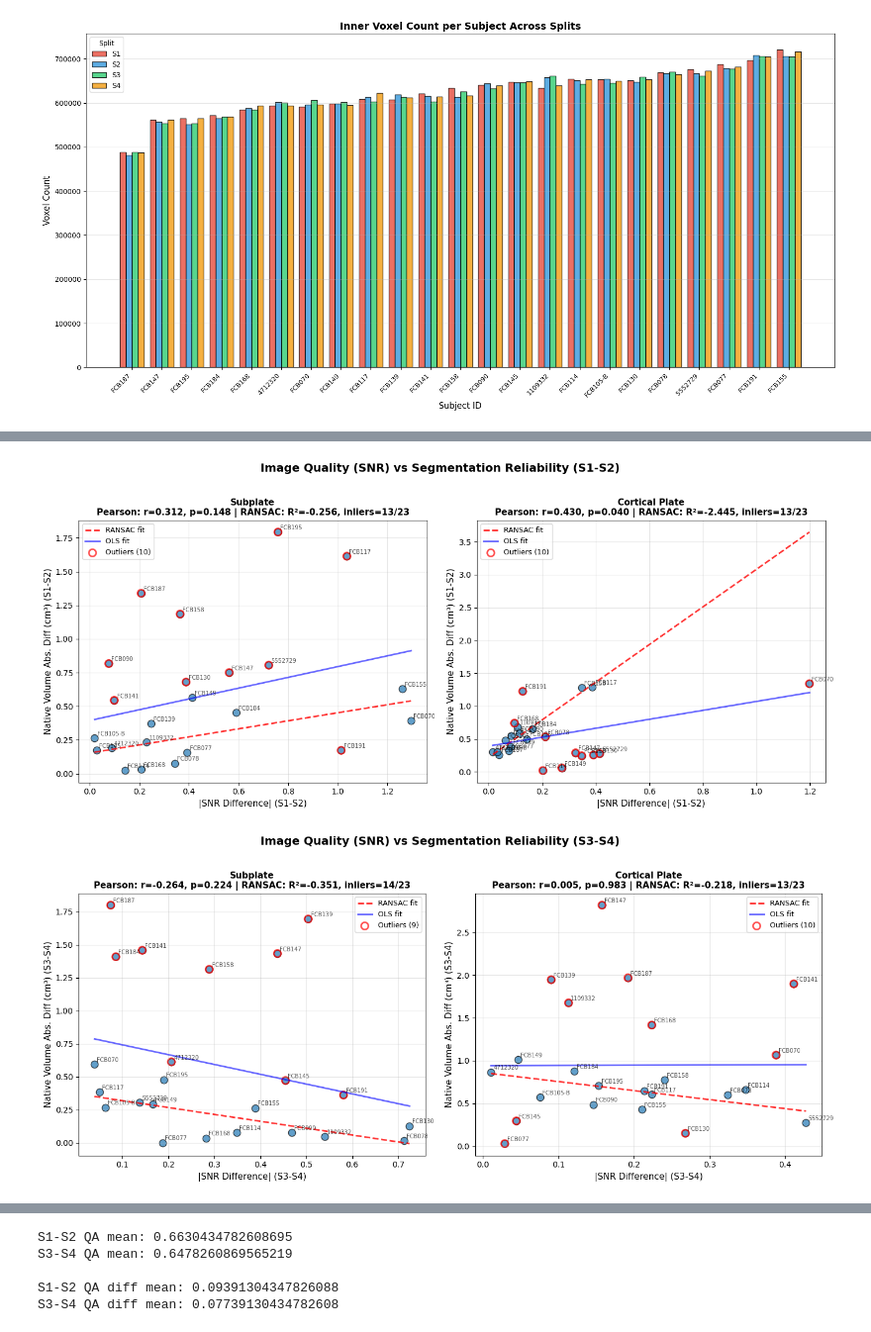
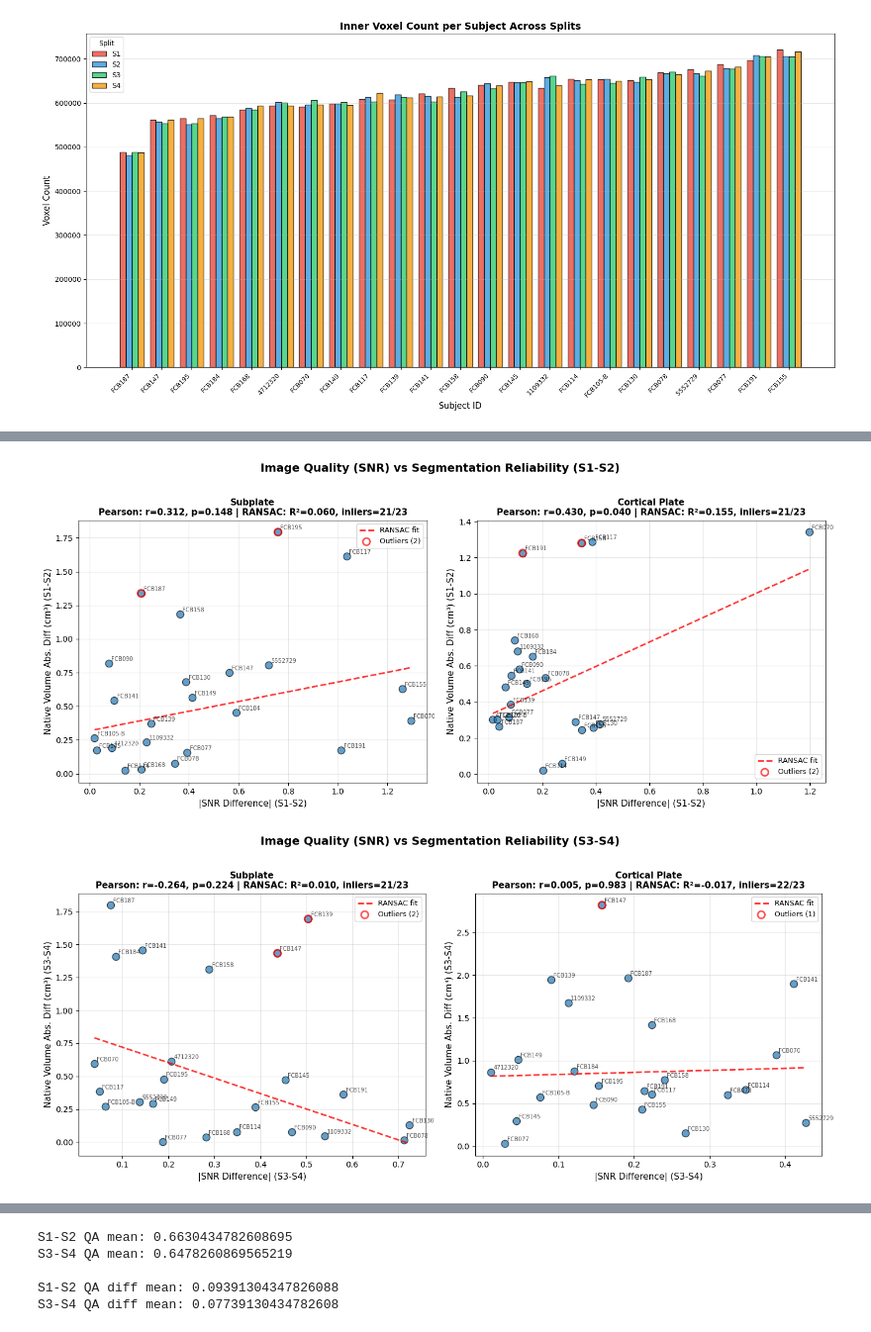
Before and after one commit to Y0z64/Reliability-analisys-FNNDSC, a Jupyter notebook: analisys/summary_analysis.ipynb, the cells around one changed output, grey strips where cells are left out. Shown at 99% size. Cells and saved outputs as stored; diff of their text form; code cells hidden in the pictures.

```diff
--- a/analisys/summary_analysis.ipynb
+++ b/analisys/summary_analysis.ipynb
@@ -20,9 +20,11 @@ quality_df = pd.read_csv("../data/image_quality_metrics.csv")
 infodump_df = pd.read_csv("../data/raw_subject_data.csv")
 
 subjects_df = pd.read_csv("../data/subject.csv")
+
+split_pair_diffs = pd.read_csv("../data/split_comparision_data.csv")
 # %%
 # Cell 1a Data access functions (LEAVE COLLAPSED)
-def get_split_data(quality_df, subject_id, split):
+def get_split_data(quality_df, subject_id, session_id, split):
     """
     Get data for a specific subject and split.
 
@@ -39,8 +41,10 @@ def get_split_data(quality_df, subject_id, split):
     --------
     pd.Series or None if not found
     """
-    mask = (quality_df["subject_id"].astype(str) == str(subject_id)) & (
-        quality_df["split"] == split
+    mask = (
+        (quality_df["subject_id"].astype(str) == str(subject_id))
+        & (quality_df["split"] == split)
+        & (quality_df["session_id"] == session_id)
     )
     result = quality_df[mask]
     return result.iloc[0] if len(result) > 0 else None
@@ -132,8 +136,8 @@ def get_subject_across_splits(quality_df, subject_id, columns=None):
 
 
 def get_unique_subjects(quality_df):
-    """Get list of unique subject IDs."""
-    return quality_df["subject_id"].unique()
+    """Get list of unique subjects (subject_id, session_id) as tuples."""
+    return list(quality_df[["subject_id", "session_id"]].drop_duplicates().itertuples(index=False, name=None))
 
 
 def get_available_splits(quality_df):
@@ -1075,6 +1005,6 @@ plt.show()
 # %%
 # SNR VS NATIVE VOLUME COMPARISON (ABSOLUTE DIFFERENCE)
-from sklearn.linear_model import RANSACRegressor
+from sklearn.linear_model import RANSACRegressor, LinearRegression
 
 
 def plot_snr_volume_correlation(quality_df, split_pair=("S1", "S2")):
@@ -1145,7 +1075,12 @@ def plot_snr_volume_correlation(quality_df, split_pair=("S1", "S2")):
 
         # RANSAC robust linear regression
         X_reshaped = x.reshape(-1, 1)
-        ransac = RANSACRegressor(random_state=42)
+
+        ransac = RANSACRegressor(
+            residual_threshold= np.std(y) * 1.5,
+            min_samples=0.5,  # Use at least 50% of data for fitting
+            random_state=42,
+        )
         ransac.fit(X_reshaped, y)
 
         # Get RANSAC statistics
@@ -1158,17 +1093,17 @@ def plot_snr_volume_correlation(quality_df, split_pair=("S1", "S2")):
         y_line = ransac.predict(x_line)
         ax.plot(x_line, y_line, "r--", alpha=0.8, linewidth=2, label="RANSAC fit")
 
-        # SIMPLE LINEAR REGRESSION <=========================================
-        z = np.polyfit(x, y, 1)
-        p_line = np.poly1d(z)
-        ax.plot(
-            x_line.flatten(),
-            p_line(x_line.flatten()),
-            "b-",
-            alpha=0.6,
-            linewidth=2,
-            label="OLS fit",
-        )
+        # # SIMPLE LINEAR REGRESSION <=========================================
+        # z = np.polyfit(x, y, 1)
+        # p_line = np.poly1d(z)
+        # ax.plot(
+        #     x_line.flatten(),
+        #     p_line(x_line.flatten()),
+        #     "b-",
+        #     alpha=0.6,
+        #     linewidth=2,
+        #     label="OLS fit",
+        # )
 
         # Mark outliers differently
         outlier_mask = ~inlier_mask
@@ -1185,35 +1120,35 @@ def plot_snr_volume_correlation(quality_df, split_pair=("S1", "S2")):
             )
 
         ax.set_xlabel(f"|SNR Difference| ({pair_name})", fontsize=11)
         ax.set_ylabel(f"Native Volume Abs. Diff (cm³) ({pair_name})", fontsize=11)
         ax.set_title(
             f"{tissue_name}\nPearson: r={r:.3f}, p={p:.3f} | RANSAC: R²={r2_score:.3f}, inliers={n_inliers}/{len(x)}",
             fontsize=11,
             fontweight="bold",
         )
         ax.grid(True, alpha=0.3)
         ax.legend(loc="best", fontsize=9)
 
     plt.suptitle(
         f"Image Quality (SNR) vs Segmentation Reliability ({pair_name})",
         fontsize=14,
         fontweight="bold",
         y=1.02,
     )
     plt.tight_layout()
     return fig
 
 
 # Plot for S1-S2 (Independent Pair 1)
 fig = plot_snr_volume_correlation(quality_df, split_pair=("S1", "S2"))
 plt.show()
 
 # Plot for S3-S4 (Independent Pair 2)
 fig = plot_snr_volume_correlation(quality_df, split_pair=("S3", "S4"))
 plt.show()
 # %% [output]
-[figure, old version]
+[figure, new version]
-[figure, old version]
+[figure, new version]
 # %%
 # === CELL 9: Correlation Matrix Heatmaps (S1-S2 and S3-S4) ===
 from statsmodels.stats.multitest import multipletests
```
Also changed, not shown: parts of 8 cells of this notebook, 2 other files.
